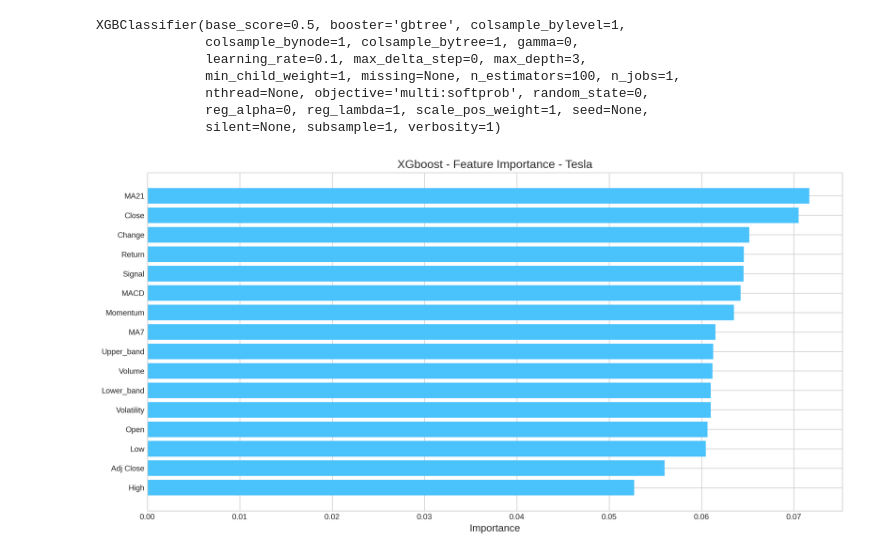
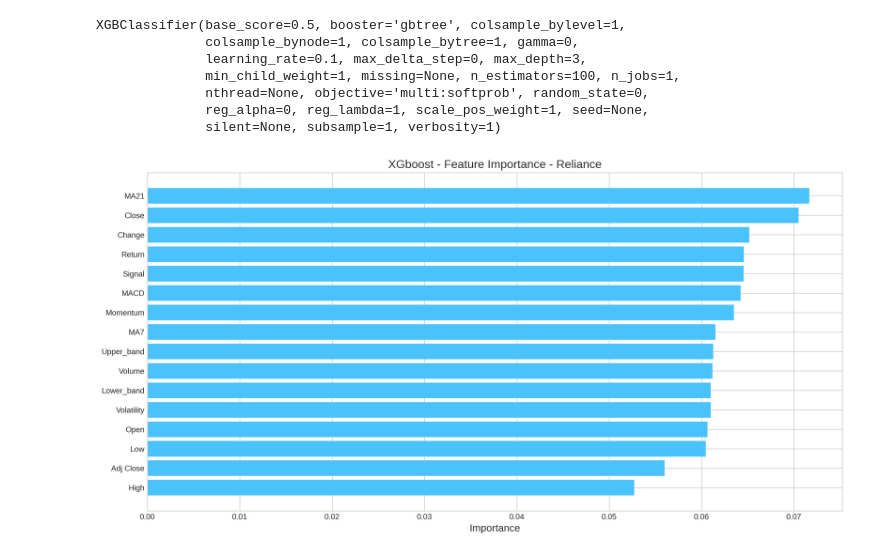
Before and after one commit to pranjal0207/stock-trading-using-machine-learning, a Jupyter notebook: Machine_Learning.ipynb, the cells around one changed output. Drawn from its saved outputs; the diff is of its cells as text; code cells hidden in the pictures.

```diff
--- a/Machine_Learning.ipynb
+++ b/Machine_Learning.ipynb
@@ -179,14 +194,14 @@ XGBClassifier(base_score=0.5, booster='gbtree', colsample_bylevel=1,
 # %%
 important_features = pd.DataFrame({
                                     'Feature': X.columns,
                                     'Importance': xgb.feature_importances_}) \
                                     .sort_values('Importance', ascending=True)
 
 plt.figure(figsize=(16,8))
 plt.style.use('seaborn-whitegrid')
 plt.barh(important_features.Feature, important_features.Importance, color="#4ac2fb")
-plt.title('XGboost - Feature Importance - Tesla', fontSize=15)
+plt.title('XGboost - Feature Importance - Reliance', fontSize=15)
 plt.xlabel('Importance', fontSize=13)
 plt.show()
 # %% [output]
-[figure, old version]
+[figure, new version]
```
Also changed, not shown: parts of 6 cells of this notebook.
